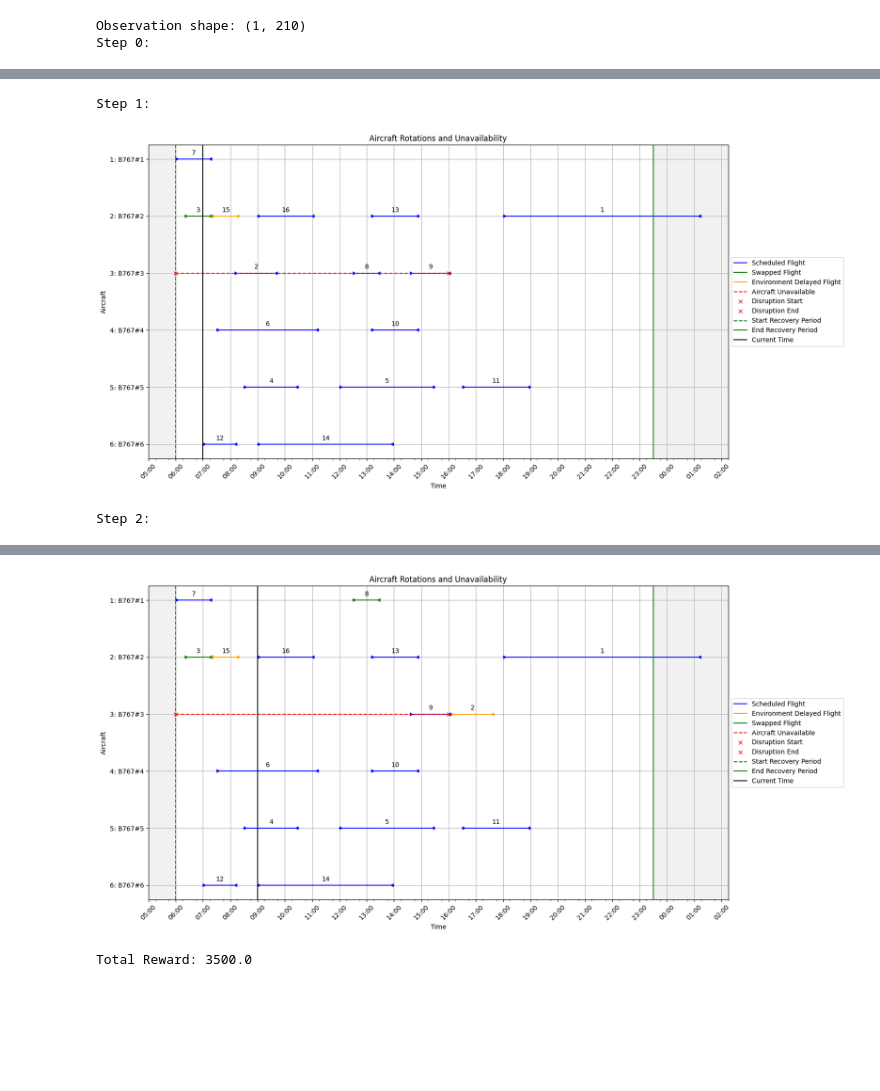
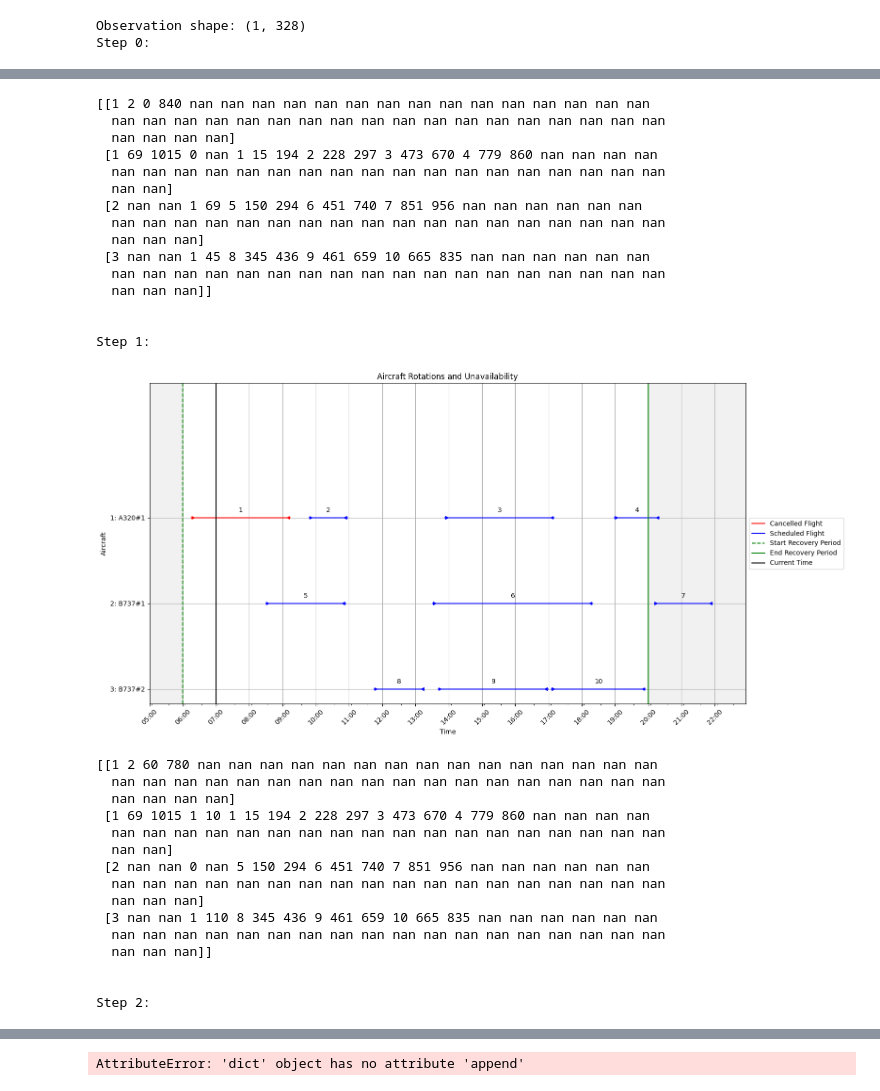
Before and after one commit to PieterBecking/Boeing-ADM-DRL-Github, a Jupyter notebook: notebooks/inference_random.ipynb, the cells around one changed output, grey strips where cells are left out. Cells and saved outputs as stored; diff of their text form; code cells hidden in the pictures; blank space fills up the shorter version.

```diff
--- a/notebooks/inference_random.ipynb
+++ b/notebooks/inference_random.ipynb
@@ -10,7 +10,6 @@ from src.config import *
 from datetime import datetime, timedelta
 from src.environment import AircraftDisruptionEnv
 from scripts.visualizations import StatePlotter
-
 
 # Run the random agent
 def run_random_agent(scenario_folder):
@@ -41,7 +40,7 @@ def run_random_agent(scenario_folder):
         aircraft_dict=aircraft_dict,
         flights_dict=flights_dict,
         rotations_dict=rotations_dict,
-        alt_aircraft_dict=alt_aircraft_dict,
+        alt_aircraft_dict=alt_aircraft_dict,  # Initial alt_aircraft_dict
         start_datetime=env.get_attr('start_datetime')[0],
         end_datetime=env.get_attr('end_datetime')[0]
     )
@@ -59,19 +58,27 @@ def run_random_agent(scenario_folder):
         updated_flights_dict = env.get_attr('flights_dict')[0]
         cancelled_flights = env.get_attr('penalized_cancelled_flights')[0]
 
-        state_plotter.plot_state(updated_flights_dict, swapped_flights, environment_delayed_flights, cancelled_flights, current_datetime)
+        # Retrieve the updated alt_aircraft_dict from the environment
+        updated_alt_aircraft_dict = env.get_attr('alt_aircraft_dict')[0]
+
+        # Update the StatePlotter's alt_aircraft_dict
+        state_plotter.alt_aircraft_dict = updated_alt_aircraft_dict
+
+        # Plot the state using the updated alt_aircraft_dict
+        state_plotter.plot_state(
+            updated_flights_dict, swapped_flights, environment_delayed_flights, cancelled_flights, current_datetime
+        )
 
         # Sample a random action
         action = np.random.randint(0, env.action_space.n, size=env.num_envs)
         # action = [0]  # Always no action
 
-
         # Step the environment
-        obs, reward, done, info = env.step(action)
+        obs, rewards, dones, infos = env.step(action)
 
         # Extract values from arrays
-        reward = reward[0]
-        done = done[0]
+        reward = rewards[0]
+        done = dones[0]
 
         # Accumulate the reward
         total_reward += reward
@@ -81,11 +88,15 @@ def run_random_agent(scenario_folder):
 
         step_num += 1
 
+    # Final plot after the simulation ends
+    state_plotter.plot_state(
+        updated_flights_dict, swapped_flights, environment_delayed_flights, cancelled_flights, current_datetime
+    )
+
     print(f"Total Reward: {total_reward}")
 
-
+SCENARIO_FOLDER = "../data/Testing/1k-3ac-12f-1dis-F/Scenario_01"
 # SCENARIO_FOLDER = "../data/Example/Busy-scenario"
-SCENARIO_FOLDER = "../data/Example/Busy-scenario"
 
 # Verify folder exists
 if not os.path.exists(SCENARIO_FOLDER):
@@ -94,5 +105,5 @@ if not os.path.exists(SCENARIO_FOLDER):
 # Run the random agent
 run_random_agent(SCENARIO_FOLDER)
 # %% [output]
-Observation shape: (1, 210)
+Observation shape: (1, 328)
 Step 0:
@@ -100,3 +111,31 @@ Step 0:
+[[1 2 0 840 nan nan nan nan nan nan nan nan nan nan nan nan nan nan nan
+  nan nan nan nan nan nan nan nan nan nan nan nan nan nan nan nan nan nan
+  nan nan nan nan]
+ [1 69 1015 0 nan 1 15 194 2 228 297 3 473 670 4 779 860 nan nan nan nan
+  nan nan nan nan nan nan nan nan nan nan nan nan nan nan nan nan nan nan
+  nan nan]
+ [2 nan nan 1 69 5 150 294 6 451 740 7 851 956 nan nan nan nan nan nan
+  nan nan nan nan nan nan nan nan nan nan nan nan nan nan nan nan nan nan
+  nan nan nan]
+ [3 nan nan 1 45 8 345 436 9 461 659 10 665 835 nan nan nan nan nan nan
+  nan nan nan nan nan nan nan nan nan nan nan nan nan nan nan nan nan nan
+  nan nan nan]]
+
+
 Step 1:
-[figure, old version]
+[figure, new version]
+[[1 2 60 780 nan nan nan nan nan nan nan nan nan nan nan nan nan nan nan
+  nan nan nan nan nan nan nan nan nan nan nan nan nan nan nan nan nan nan
+  nan nan nan nan]
+ [1 69 1015 1 10 1 15 194 2 228 297 3 473 670 4 779 860 nan nan nan nan
+  nan nan nan nan nan nan nan nan nan nan nan nan nan nan nan nan nan nan
+  nan nan]
+ [2 nan nan 0 nan 5 150 294 6 451 740 7 851 956 nan nan nan nan nan nan
+  nan nan nan nan nan nan nan nan nan nan nan nan nan nan nan nan nan nan
+  nan nan nan]
+ [3 nan nan 1 110 8 345 436 9 461 659 10 665 835 nan nan nan nan nan nan
+  nan nan nan nan nan nan nan nan nan nan nan nan nan nan nan nan nan nan
+  nan nan nan]]
+
+
 Step 2:
@@ -105,2 +155 @@ Step 3:
-[figure, removed]
-Total Reward: 3500.0
+AttributeError: 'dict' object has no attribute 'append'
```
Also changed, not shown: parts of 1 cell of this notebook.
